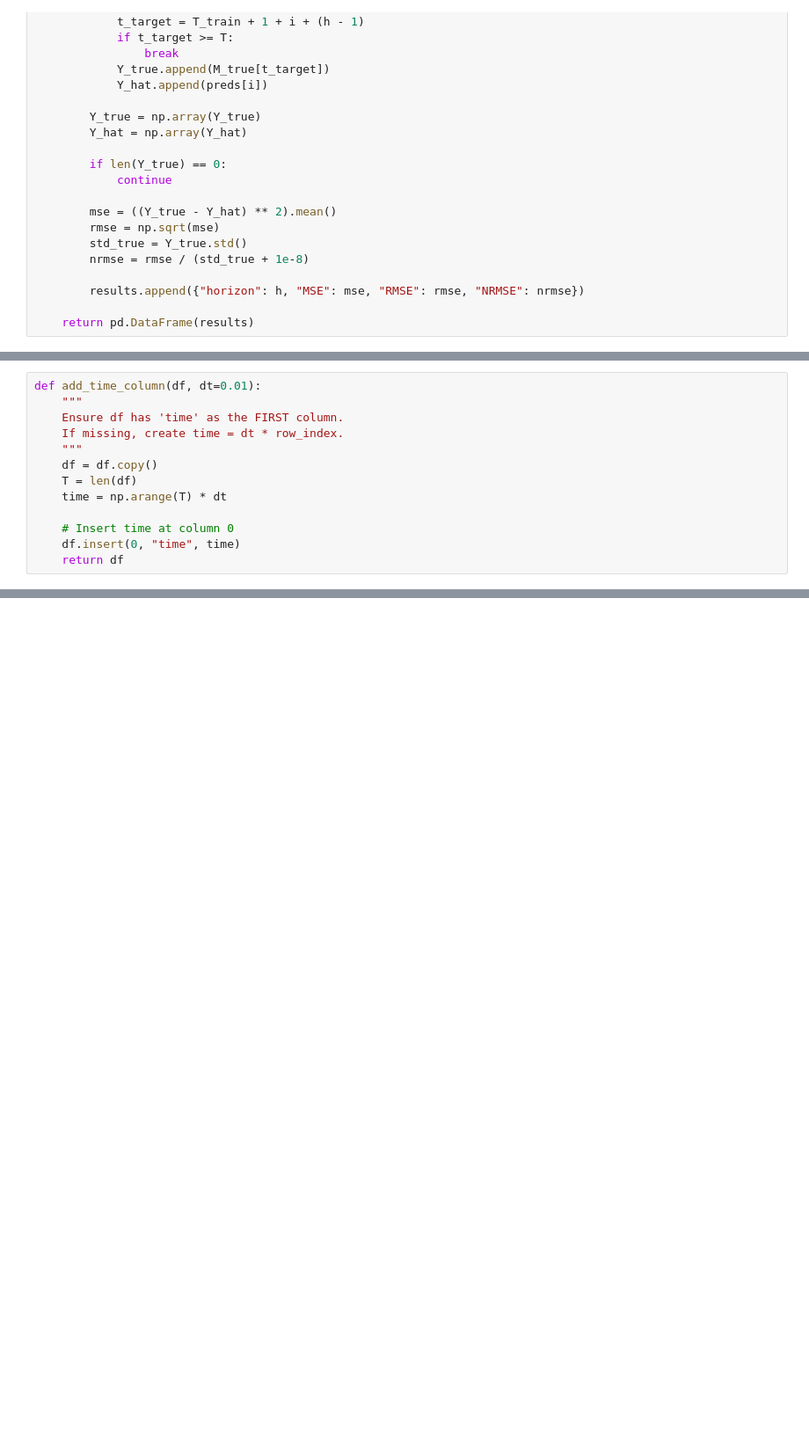
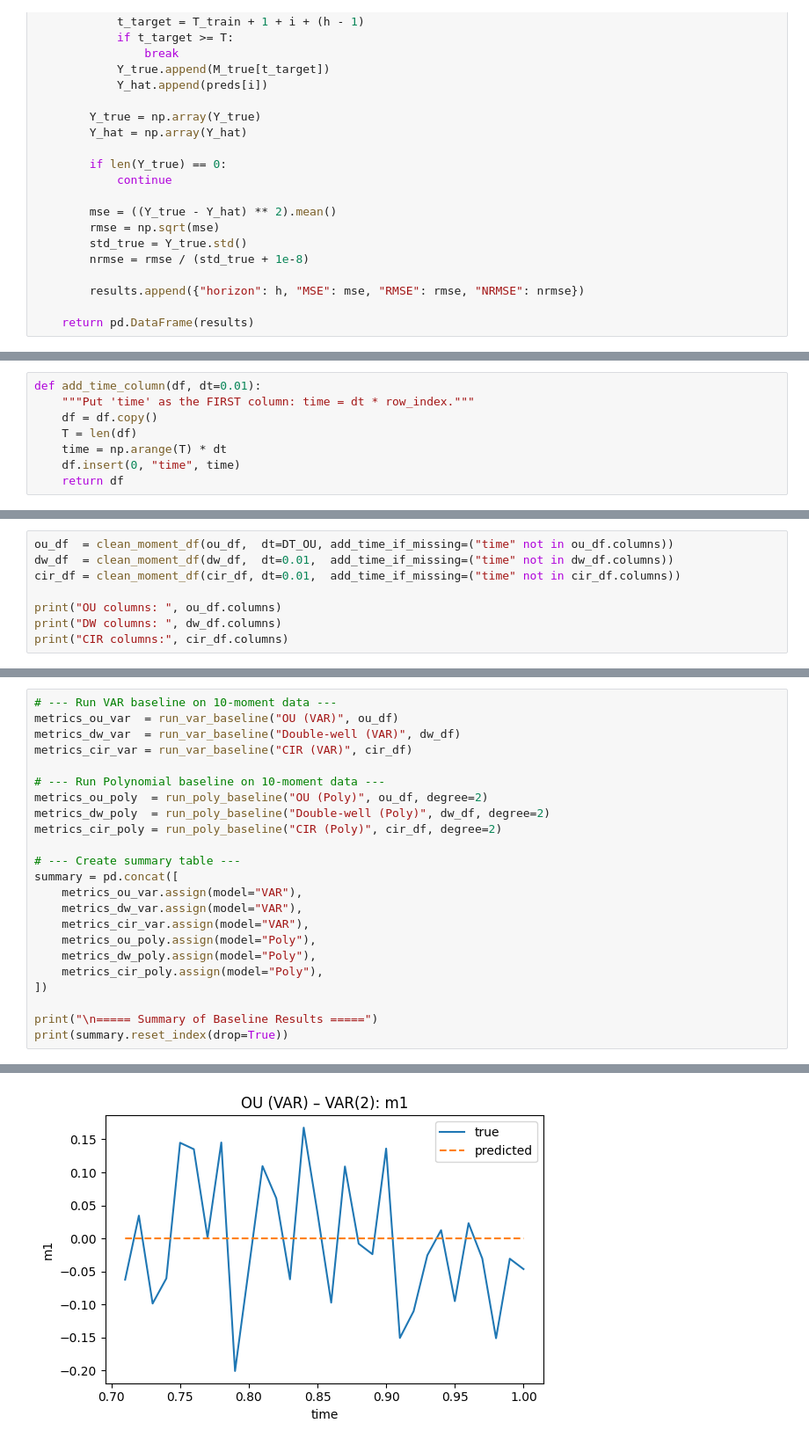
Before and after one commit to alan-w25/ese4380-project, a Jupyter notebook: notebooks/baseline.ipynb, the cells around one changed output, grey strips where cells are left out. Shown: that part at 88% size. Drawn from its saved outputs; the diff is of its cells as text; blank space fills up the shorter version.

Commit message:
added poly baseline

```diff
--- a/notebooks/baseline.ipynb
+++ b/notebooks/baseline.ipynb
@@ -249,13 +401,8 @@ def run_var_baseline(name, df_moments, train_frac=0.7):
 # %%
 def add_time_column(df, dt=0.01):
-    """
-    Ensure df has 'time' as the FIRST column.
-    If missing, create time = dt * row_index.
-    """
+    """Put 'time' as the FIRST column: time = dt * row_index."""
     df = df.copy()
     T = len(df)
     time = np.arange(T) * dt
-
-    # Insert time at column 0
     df.insert(0, "time", time)
     return df
@@ -351,0 +472,8 @@ summary
+# %%
+ou_df  = clean_moment_df(ou_df,  dt=DT_OU, add_time_if_missing=("time" not in ou_df.columns))
+dw_df  = clean_moment_df(dw_df,  dt=0.01,  add_time_if_missing=("time" not in dw_df.columns))
+cir_df = clean_moment_df(cir_df, dt=0.01,  add_time_if_missing=("time" not in cir_df.columns))
+
+print("OU columns: ", ou_df.columns)
+print("DW columns: ", dw_df.columns)
+print("CIR columns:", cir_df.columns)
@@ -351,0 +484,24 @@ summary
+# %%
+# --- Run VAR baseline on 10-moment data ---
+metrics_ou_var  = run_var_baseline("OU (VAR)", ou_df)
+metrics_dw_var  = run_var_baseline("Double-well (VAR)", dw_df)
+metrics_cir_var = run_var_baseline("CIR (VAR)", cir_df)
+
+# --- Run Polynomial baseline on 10-moment data ---
+metrics_ou_poly  = run_poly_baseline("OU (Poly)", ou_df, degree=2)
+metrics_dw_poly  = run_poly_baseline("Double-well (Poly)", dw_df, degree=2)
+metrics_cir_poly = run_poly_baseline("CIR (Poly)", cir_df, degree=2)
+
+# --- Create summary table ---
+summary = pd.concat([
+    metrics_ou_var.assign(model="VAR"),
+    metrics_dw_var.assign(model="VAR"),
+    metrics_cir_var.assign(model="VAR"),
+    metrics_ou_poly.assign(model="Poly"),
+    metrics_dw_poly.assign(model="Poly"),
+    metrics_cir_poly.assign(model="Poly"),
+])
+
+print("\n===== Summary of Baseline Results =====")
+print(summary.reset_index(drop=True))
+# %% [output]
@@ -351,0 +513 @@ summary
+[figure, added]
```
Also changed, not shown: parts of 15 cells of this notebook.
